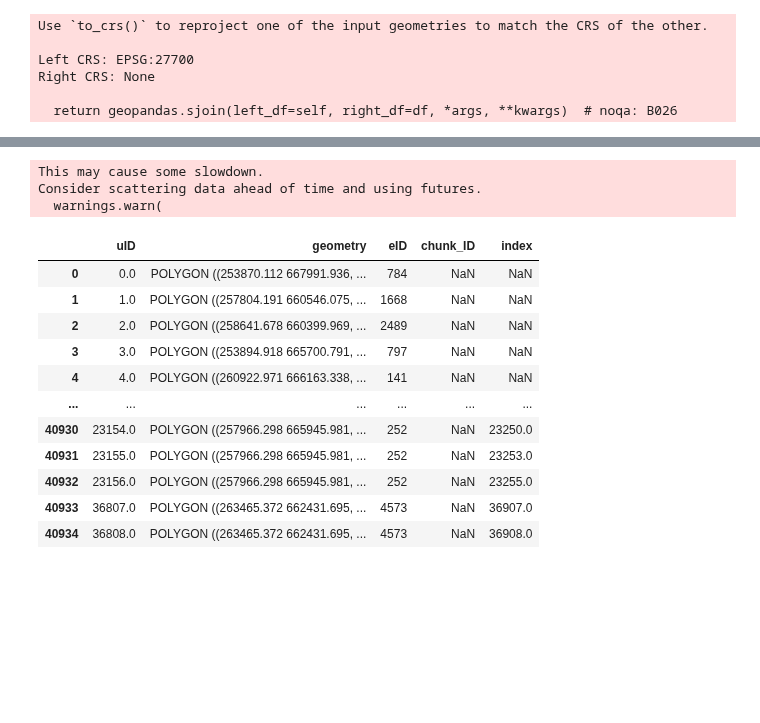
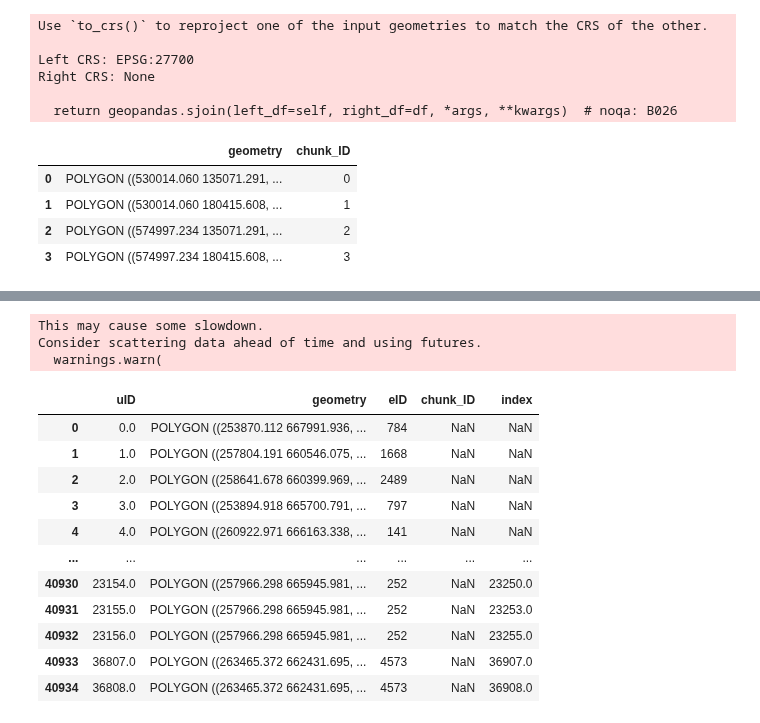
Before and after one commit to virgilxw/Morphology_model_v1, a Jupyter notebook: 2_tessellation.ipynb, the cells around one changed output, grey strips where cells are left out. Drawn from its saved outputs; the diff is of its cells as text; code cells hidden in the pictures; blank space fills up the shorter version.

```diff
--- a/2_tessellation.ipynb
+++ b/2_tessellation.ipynb
@@ -173,6 +187,14 @@ Left CRS: EPSG:27700
 Right CRS: None
 
   return geopandas.sjoin(left_df=self, right_df=df, *args, **kwargs)  # noqa: B026
+# %%
+chunks
+# %% [output]
+|  | geometry | chunk_ID |
+| 0 | POLYGON ((530014.060 135071.291, ... | 0 |
+| 1 | POLYGON ((530014.060 180415.608, ... | 1 |
+| 2 | POLYGON ((574997.234 135071.291, ... | 2 |
+| 3 | POLYGON ((574997.234 180415.608, ... | 3 |
 # %%
 # Plotting each chunk
 fig, ax = plt.subplots()
```
Also changed, not shown: parts of 5 cells of this notebook, 14 other files.
